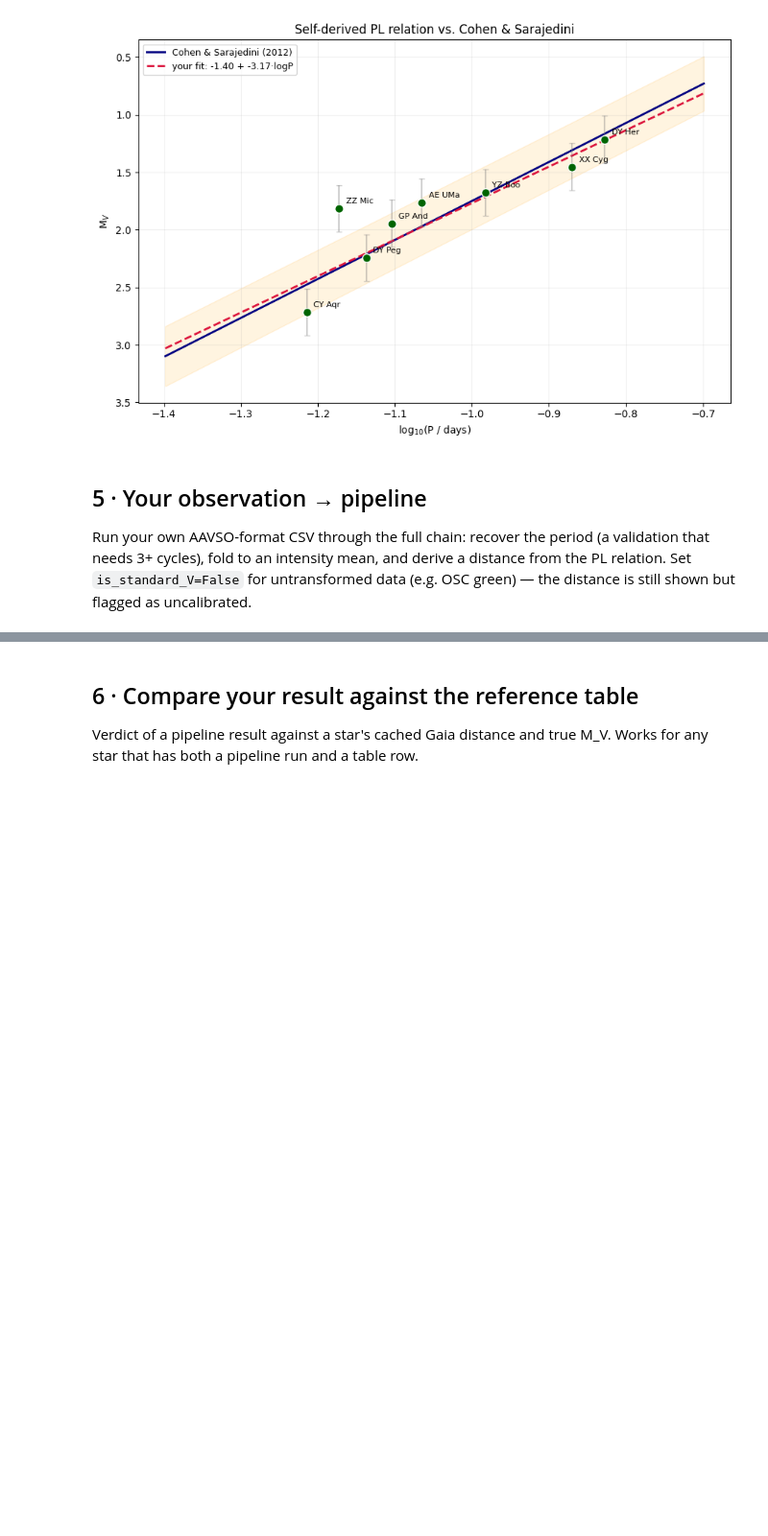
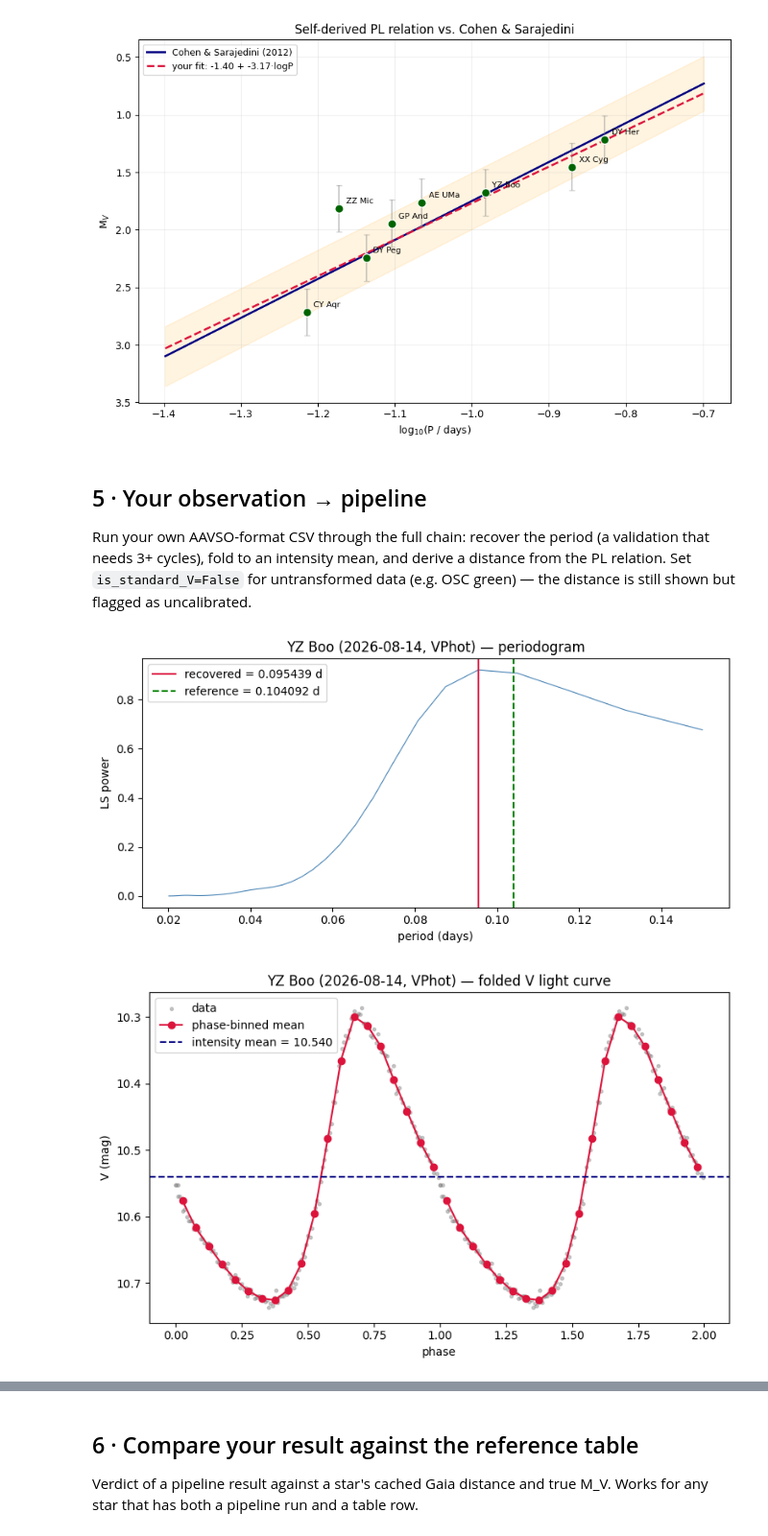
Before and after one commit to jeffrwatts/AstroPlannerData, a Jupyter notebook: sxphe_distances.ipynb, the cells around one changed output, grey strips where cells are left out. Shown at 96% size. Saved outputs shown, nothing was run; the diff lists cells and outputs as text; code cells hidden in the pictures; blank space fills up the shorter version.

```diff
--- a/sxphe_distances.ipynb
+++ b/sxphe_distances.ipynb
@@ -558,45 +558,110 @@ validation that needs 3+ cycles), fold to an intensity mean, and derive a
 distance from the PL relation. Set `is_standard_V=False` for untransformed data
 (e.g. OSC green) — the distance is still shown but flagged as uncalibrated.
 # %%
+def load_aavso_extended(path, band="V", transformed_only=False, densest_night=False):
+    """Load a single-observer AAVSO 'Extended Format' report (e.g. a VPhot export).
+
+    This is a DIFFERENT format from the multi-observer WebObs CSVs used for the
+    reference sample (load_aavso): metadata lives in leading '#KEY=VALUE' lines,
+    the column header is itself a '#'-prefixed line (NAME,DATE,MAG,MERR,FILT,TRANS,
+    MTYPE,CNAME,CMAG,KNAME,KMAG,AMASS,GROUP,CHART,NOTES) rather than WebObs's
+    JD/Magnitude/Band/Transfomed/..., dates are already whatever #DATE declares
+    (JD here, not HJD), there's no per-row Validation Flag (a single VPhot run is
+    pre-vetted), and the trailing NOTES field itself contains '|'-delimited
+    key=value pairs -- it's split off whole rather than exploded into columns.
+    Returns (times, mags, meta) with the same shape as load_aavso.
+    """
+    meta_kv, columns, rows = {}, None, []
+    with open(path) as fh:
+        for line in fh:
+            line = line.rstrip("\n")
+            if line.startswith("#"):
+                body = line[1:]
+                if "=" in body:
+                    k, v = body.split("=", 1)
+                    meta_kv[k.strip()] = v.strip()
+                else:
+                    columns = body.split(",")
+            elif line.strip():
+                rows.append(line)
+    if columns is None:
+        raise ValueError(f"{path}: no '#NAME,DATE,...' header line found")
+    delim = meta_kv.get("DELIM", ",")
+    date_kind = meta_kv.get("DATE", "JD")
+    split_rows = [r.split(delim, len(columns) - 1) for r in rows]
+    df = pd.DataFrame(split_rows, columns=columns)
+
+    sel = df["FILT"] == band
+    d = df[sel].copy()
+    d["mag"] = pd.to_numeric(d["MAG"], errors="coerce")
+    d["t"] = pd.to_numeric(d["DATE"], errors="coerce")
+    if transformed_only:
+        d = d[d["TRANS"].str.upper() == "YES"]
+    d = d.dropna(subset=["mag", "t"]).sort_values("t")
+    meta = {"n_total": int(sel.sum()), "n_clean": len(d), "tcol": date_kind,
+            "obscode": meta_kv.get("OBSCODE"), "software": meta_kv.get("SOFTWARE")}
+    if densest_night:
+        d["night"] = np.floor(d["t"] - 0.5).astype(int)
+        best = d.groupby("night").size().sort_values(ascending=False).index[0]
+        d = d[d["night"] == best]
+        meta.update(night=int(best), n_night=len(d),
+                    span_hours=(d["t"].max()-d["t"].min())*24)
+    return d["t"].values, d["mag"].values, meta
+
+
 def run_pipeline(csv_path, star_name, period, band="V", densest_night=True,
                  A_V=A_V_DEFAULT, A_err=0.05, m_err=0.02, is_standard_V=True,
-                 label=None):
+                 label=None, loader=load_aavso):
     """Full period -> fold -> mean -> distance on one dataset. Charts first,
-    then a consolidated summary. Uses the star's OWN period for its M_V."""
+    then a consolidated summary. Uses the star's OWN period for its M_V.
+    loader: load_aavso for a WebObs multi-observer CSV (default), or
+    load_aavso_extended for a single-observer AAVSO Extended Format report
+    (e.g. exported from VPhot) -- pass whichever matches the file's format.
+    """
     label = label or f"{star_name} ({csv_path})"
-    times, mags, meta = load_aavso(csv_path, band=band, densest_night=densest_night)
+    times, mags, meta = loader(csv_path, band=band, densest_night=densest_night)
 
     period_rec, pdiag = find_period(times, mags)
     plot_periodogram(pdiag, known_period=period, title=f"{label} — periodogram")
 
     mean_mag, fdiag = fold_and_mean(times, mags, period)
     plot_folded(fdiag, title=f"{label} — folded {band} light curve", band=band)
 
     M_V, M_err = period_to_absmag(period)                # this star's own M_V
     d, d_err = distance_from_modulus(mean_mag, M_V, A_V=A_V,
                                      m_err=m_err, M_err=M_err, A_err=A_err)
     pct_off  = 100*abs(period_rec - period)/period
     n_cycles = (times.max()-times.min())/period
     tag = "" if is_standard_V else "   [UNCALIBRATED — not standard V]"
 
     print("\n" + "\n".join([
         f"===== {label} (band {band}) =====",
         f"  points          : {meta['n_clean']}",
         f"  baseline        : {n_cycles:.1f} cycles",
         f"  period recovered: {period_rec*1440:.3f} min  ({pct_off:.2f}% off)",
         f"  phase coverage  : {100*fdiag['coverage']:.0f}%  ({fdiag['n_empty']} empty)",
         f"  intensity mean  : {mean_mag:.3f} {band}",
         f"  M_V (from P)    : {M_V:.3f} ± {M_err:.3f}",
         f"  distance        : {d:.0f} ± {d_err:.0f} pc  ({100*d_err/d:.0f}%){tag}",
     ]) + "\n")
 
     return {"label": label, "star": star_name, "band": band, "meta": meta,
             "period_recovered": period_rec, "pct_off": pct_off,
             "mean_mag": mean_mag, "M_V": M_V, "M_err": M_err,
             "distance_pc": d, "distance_err_pc": d_err,
             "is_standard_V": is_standard_V, "fdiag": fdiag}
 
 
-# Example — run CY Aqr's archival V as if it were your data:
-# res = run_pipeline("data/cyaqr_aavso.csv", "CY Aqr", 0.06103845,
-#                    band="V", densest_night=False)
+# Your data: YZ Boo, shot 2026-08-14, reduced in VPhot (single-observer Extended
+# Format report -> use load_aavso_extended). Whole file is one night, so
+# densest_night=False just uses all of it. Period from the reference sample.
+# TRANS=NO on every row of this file (no color-term transformation applied yet --
+# that needs a calibrated standard-field run to derive Tv), so this is flagged
+# is_standard_V=False: instrumental-ish V, not a true standard-system magnitude.
+res = run_pipeline("sxphe_data/AAVSOReport_YZ-Boo_V_20260814.txt", "YZ Boo",
+                   0.104091579, band="V", densest_night=False,
+                   loader=load_aavso_extended, is_standard_V=False,
+                   label="YZ Boo (2026-08-14, VPhot)")
+# %% [output]
+[figure, added]
+[figure, added]
```
Also changed, not shown: parts of 3 cells of this notebook.
